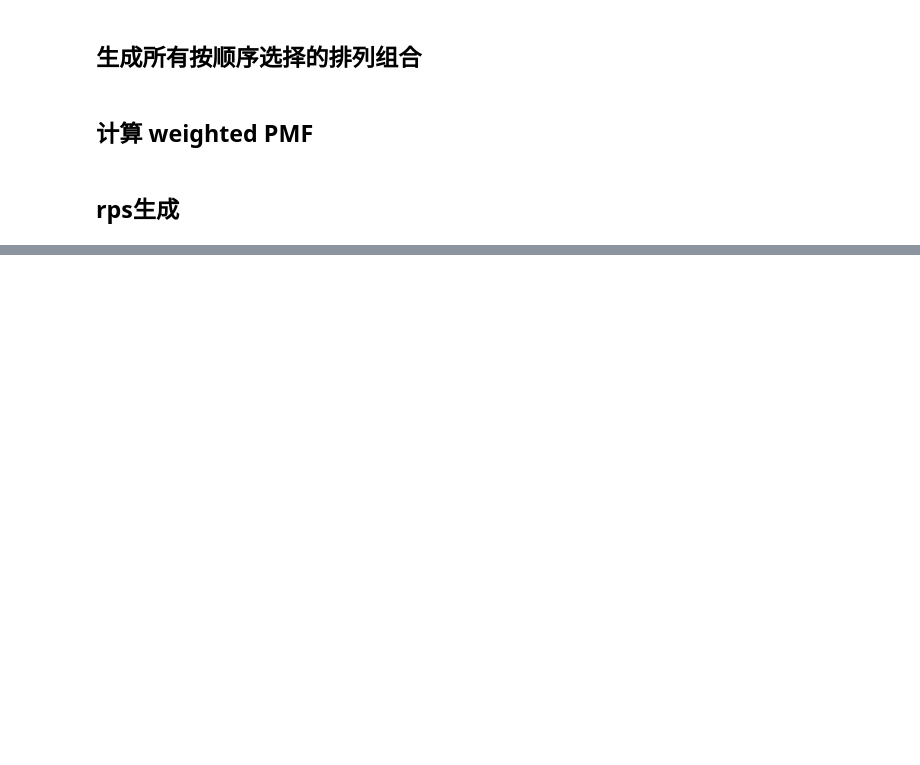
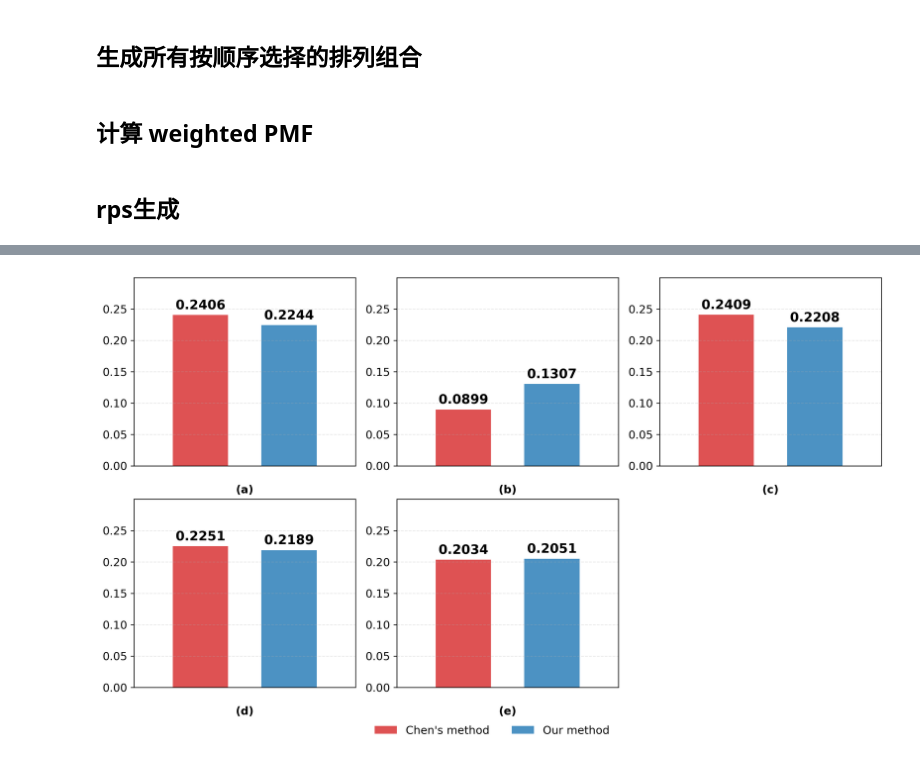
Before and after one commit to bitofbing/DS, a Jupyter notebook: owa_distance_fused.ipynb, the cells around one changed output, grey strips where cells are left out. Cells and saved outputs as stored; diff of their text form; code cells hidden in the pictures; blank space fills up the shorter version.

```diff
--- a/owa_distance_fused.ipynb
+++ b/owa_distance_fused.ipynb
@@ -870,0 +1997,73 @@ for evidence in evidenceList:
+# %%
+import matplotlib.pyplot as plt
+import numpy as np
+
+# 设置中文字体（如果需要显示中文）
+plt.rcParams['font.sans-serif'] = ['SimHei']
+plt.rcParams['axes.unicode_minus'] = False
+
+# 您的权重数据和论文数据
+your_weights = [0.2244, 0.1307, 0.2208, 0.2189, 0.2051]
+paper_weights = [0.2406, 0.0899, 0.2409, 0.2251, 0.2034]
+
+# 标签和颜色设置
+labels = ['(a)', '(b)', '(c)', '(d)', '(e)']
+colors = ['#d62728', '#1f77b4']  # Paper=红色，Ours=蓝色
+
+# 创建子图布局
+fig, axes = plt.subplots(2, 3, figsize=(12, 8))
+axes = axes.flatten()
+
+# 移除最后一个空子图
+axes[-1].set_visible(False)
+
+# 保存第一个子图的 bar 作为图例代理
+legend_handles = None
+
+# 绘制每个子图
+for i, (ax, label) in enumerate(zip(axes[:-1], labels)):
+    # 设置柱状图位置：两根柱子更近
+    x_pos = [0.8, 1.2]
+    values = [paper_weights[i], your_weights[i]]  # Paper在左，Ours在右
+
+    # 绘制柱状图（柱宽调大）
+    bars = ax.bar(x_pos, values, width=0.25, color=colors, alpha=0.8)
+
+    # 保存第一幅图的 bar 用作图例
+    if legend_handles is None:
+        legend_handles = bars
+
+    # 添加数值标签
+    for x, val in zip(x_pos, values):
+        ax.text(x, val + 0.005, f'{val:.4f}',
+                ha='center', va='bottom', fontsize=14, fontweight='bold')
+
+    # 设置子图属性
+    ax.set_xlim(0.5, 1.5)  # 缩小x范围，让柱子更集中
+    ax.set_ylim(0, 0.3)    # 统一Y轴范围为0-0.3
+    ax.set_xticks([])      # 去除X轴标注
+    ax.set_xticklabels([]) # 去除X轴标签
+    ax.grid(axis='y', alpha=0.3, linestyle='--')
+
+    # 添加y轴刻度
+    ax.set_yticks([0, 0.05, 0.10, 0.15, 0.20, 0.25])
+    ax.tick_params(axis='y', labelsize=12)
+
+    # 把子图标签放在底部中央
+    ax.text(0.5, -0.1, label, transform=ax.transAxes,
+            ha='center', va='top', fontsize=12, fontweight='bold')
+
+# 添加整体图例（下方居中）
+fig.legend(legend_handles, ['Chen\'s method', 'Our method'],
+           loc='lower center', bbox_to_anchor=(0.5, 0.07), ncol=2, fontsize=12,
+           frameon=False)
+
+# 调整布局
+plt.tight_layout()
+plt.subplots_adjust(bottom=0.18, top=0.95)
+
+# 保存图片
+plt.savefig("weight_comparison.pdf", bbox_inches='tight', transparent=True)
+plt.show()
+# %% [output]
+[figure, added]
```
Also changed, not shown: parts of 39 cells of this notebook, 13 other files.
